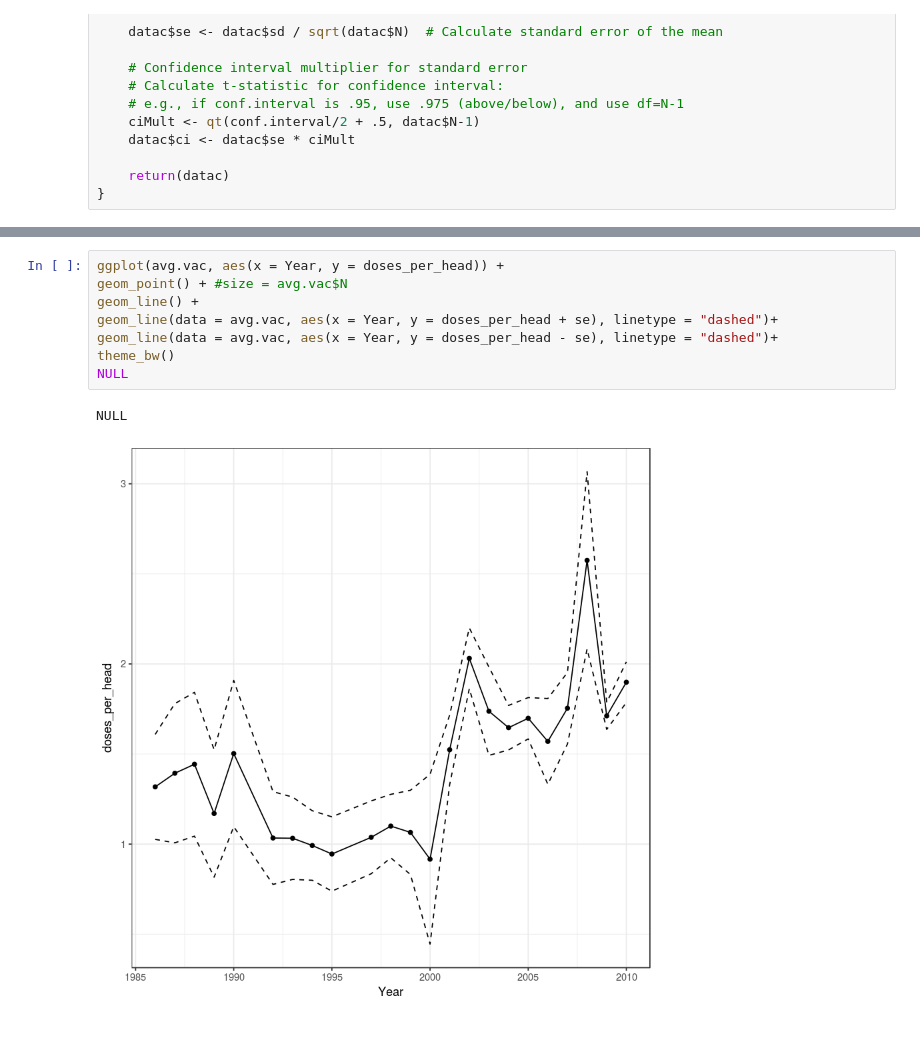
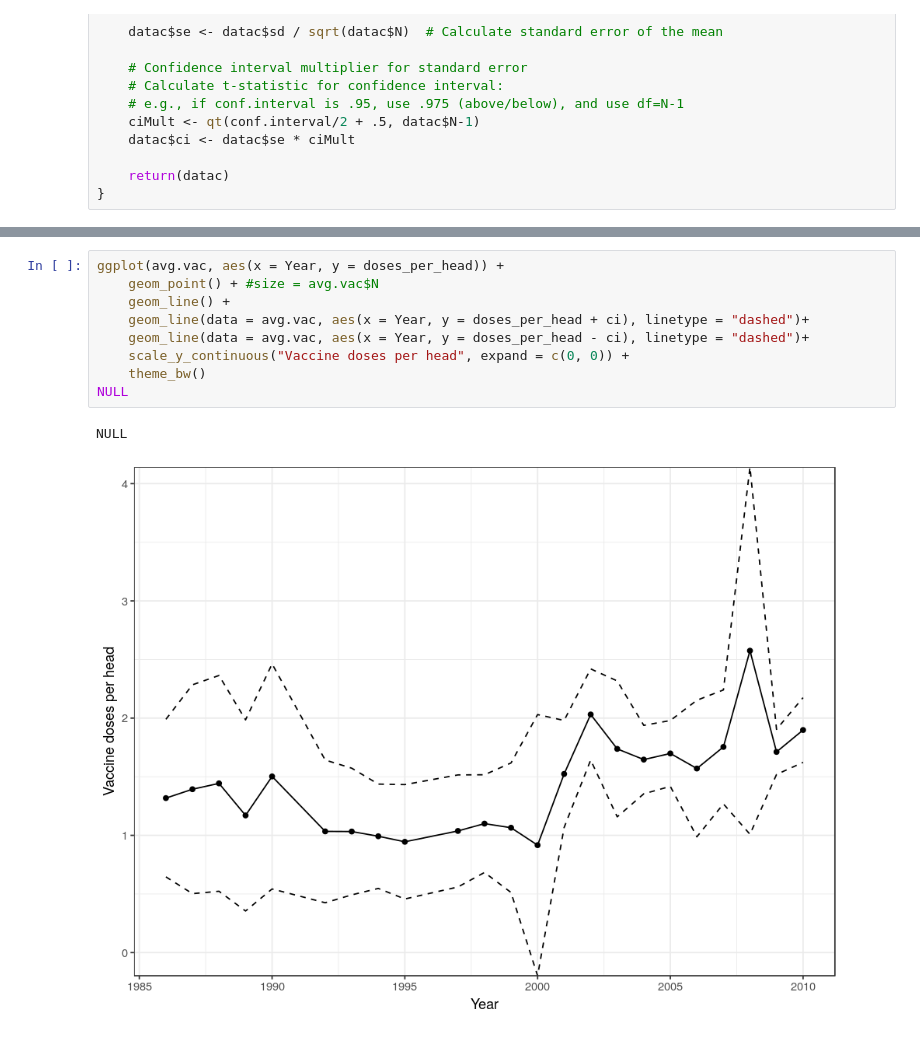
Before and after one commit to maxbiostat/FMDV_AMERICA, a Jupyter notebook: CODE/notebooks/Vaccination.ipynb, the cells around one changed output, grey strips where cells are left out. Cells and saved outputs as stored; diff of their text form.

```diff
--- a/CODE/notebooks/Vaccination.ipynb
+++ b/CODE/notebooks/Vaccination.ipynb
@@ -91,12 +97,13 @@ head(avg.vac)
 | 1992 | 8 | 1.033750 | 0.7282256 | 0.2574666 | 0.6088118 |
 # %%
 ggplot(avg.vac, aes(x = Year, y = doses_per_head)) +
-geom_point() + #size = avg.vac$N
-geom_line() +
-geom_line(data = avg.vac, aes(x = Year, y = doses_per_head + se), linetype = "dashed")+
-geom_line(data = avg.vac, aes(x = Year, y = doses_per_head - se), linetype = "dashed")+
-theme_bw()
+    geom_point() + #size = avg.vac$N
+    geom_line() +
+    geom_line(data = avg.vac, aes(x = Year, y = doses_per_head + ci), linetype = "dashed")+
+    geom_line(data = avg.vac, aes(x = Year, y = doses_per_head - ci), linetype = "dashed")+
+    scale_y_continuous("Vaccine doses per head", expand = c(0, 0)) +
+    theme_bw()
 NULL
 # %% [output]
 NULL
-[figure, old version]
+[figure, new version]
```
Also changed, not shown: parts of 10 cells of this notebook, 6 other files.
